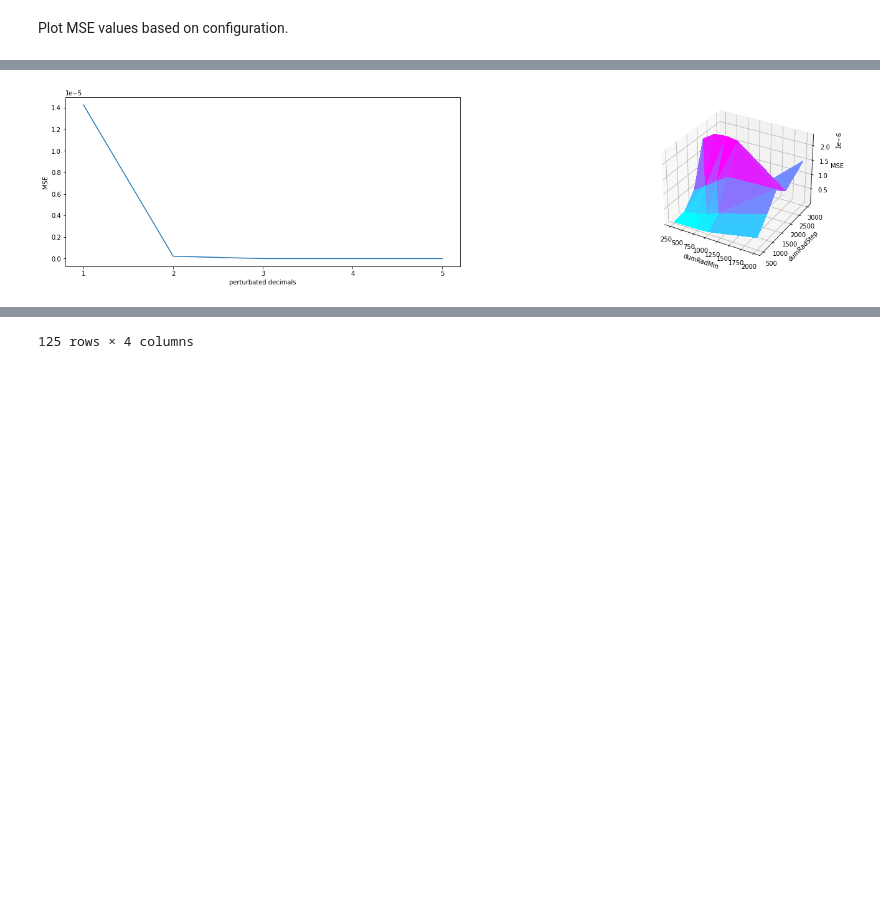
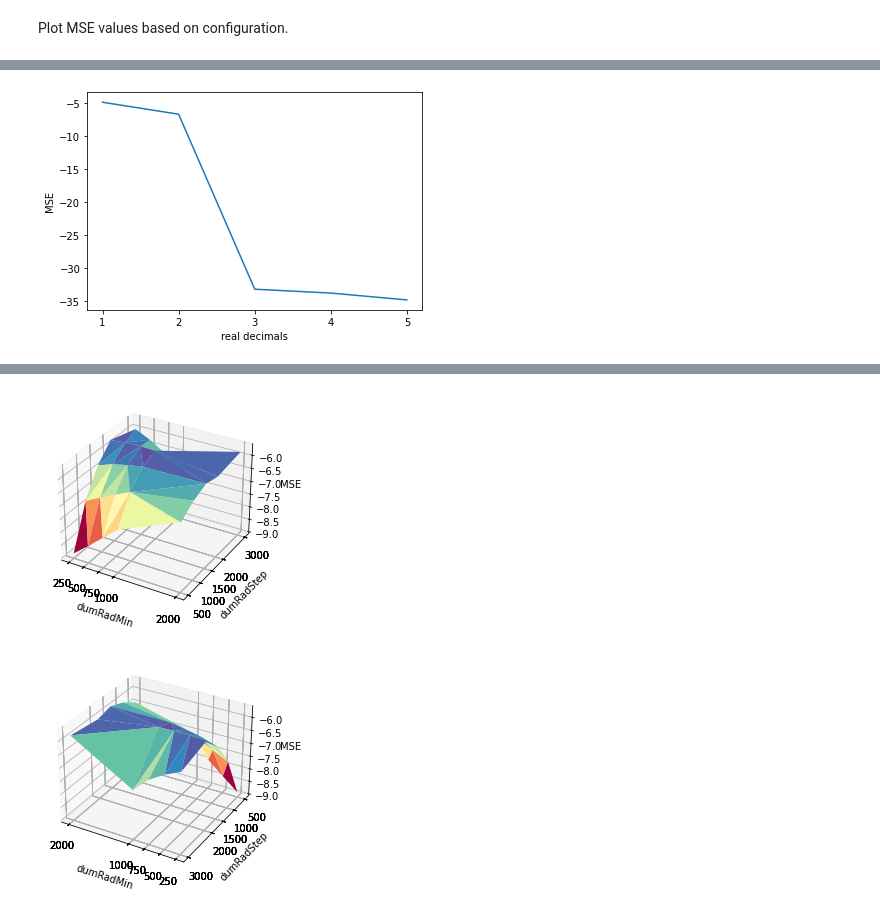
Before and after one commit to burububbu/context-aware-analysis, a Jupyter notebook: privacy qos analysis/qos.ipynb, the cells around one changed output, grey strips where cells are left out. Drawn from its saved outputs; the diff is of its cells as text; code cells hidden in the pictures; blank space fills up the shorter version.

```diff
--- a/privacy qos analysis/qos.ipynb
+++ b/privacy qos analysis/qos.ipynb
@@ -121,36 +121,65 @@ df.sort_values(['dummyLocation', 'gpsPerturbated', 'dumRadMin', 'dumRadStep', 'p
 Plot MSE values based on configuration.
 # %%
 %matplotlib inline
-plt.rcParams['figure.figsize'] = [25, 5]
-
-fig = plt.figure()
-
-# First subplot
-ax = fig.add_subplot(1, 2, 1)
 
 pertOnly = df[(df['gpsPerturbated'] == True) & (df['dummyLocation'] == False)][['pertDec', 'mse']].sort_values('pertDec')
 dummyOnly = df[(df['gpsPerturbated'] == False) & (df['dummyLocation'] == True)][['dumRadMin', 'dumRadStep', 'mse']].sort_values(['dumRadMin', 'dumRadStep'])
 
-ax.plot(pertOnly['pertDec'], pertOnly['mse'])
-ax.set_xlabel('perturbated decimals')
-ax.set_ylabel('MSE')
+plt.plot(pertOnly['pertDec'], np.log10(pertOnly['mse']))
+plt.xticks(pertOnly['pertDec'])
+plt.xlabel('real decimals')
+plt.ylabel('MSE')
+plt.savefig('./qos_gps.png', dpi=300)
 
-# Second subplot
-ax = fig.add_subplot(1, 2, 2, projection='3d')
+def create_tri_plot():
+    fig = plt.figure()
+    tri = fig.add_subplot(111, projection='3d')
+    tri.plot_trisurf(
+        dummyOnly['dumRadStep'],
+        dummyOnly['dumRadMin'],
+        np.log10(dummyOnly['mse']),
+        cmap=plt.cm.Spectral,
+        edgecolor='grey',
+        linewidth=0.001, antialiased=True)
+    tri.set_xticks(dummyOnly['dumRadStep'])
+    tri.set_yticks(dummyOnly['dumRadMin'])
+    tri.set_zticks(np.arange(-9,-5.9,0.5))
+    tri.set_ylabel('dumRadStep')
+    tri.set_xlabel('dumRadMin')
+    tri.set_zlabel('MSE')
+    return tri
 
-ax.plot_trisurf(
-    dummyOnly['dumRadStep'],
-    dummyOnly['dumRadMin'],
-    dummyOnly['mse'],
-    cmap=plt.get_cmap('cool'),
-    edgecolor='grey',
-    linewidth=0, antialiased=False)
-ax.set_ylabel('dumRadStep')
-ax.set_xlabel('dumRadMin')
-ax.set_zlabel('MSE')
-plt.show()
+def create_scatter_plot(tri):
+    fig = plt.figure()
+    sca = fig.add_subplot(111, projection='3d')
+    sca.scatter(
+        dummyOnly['dumRadStep'],
+        dummyOnly['dumRadMin'],
+        np.log10(dummyOnly['mse']),
+        cmap=plt.get_cmap('cool'),)
+    sca.set_xticks(tri.get_xticks())
+    sca.set_yticks(tri.get_yticks())
+    sca.set_zticks(tri.get_zticks())
+    sca.set_ylabel('dumRadStep')
+    sca.set_xlabel('dumRadMin')
+    sca.set_zlabel('MSE')
+    return sca
+
+tri_front = create_tri_plot()
+plt.savefig('./qos_dumm_tri_front.png', dpi=300)
+
+tri_back = create_tri_plot()
+tri_back.view_init(tri_front.elev, tri_front.azim + 180)
+plt.savefig('./qos_dumm_tri_back.png', dpi=300)
+
+sca_front = create_scatter_plot(tri_front)
+plt.savefig('./qos_dumm_sca_front.png', dpi=300)
+
+sca1 = create_scatter_plot(tri_back)
+sca1.view_init(sca_front.elev, sca_front.azim+180)
+plt.savefig('./qos_dumm_sca_back.png', dpi=300)
 
 # pd.set_option("max_row", len(df[(df['gpsPerturbated'] == True) & (df['dummyLocation'] == True)]))
 # pd.reset_option('max_row')
-df[(df['gpsPerturbated'] == True) & (df['dummyLocation'] == True)][['dumRadMin','dumRadStep','pertDec','mse']].sort_values('mse')
+print(df[(df['gpsPerturbated'] == True) & (df['dummyLocation'] == True)][['dumRadMin','dumRadStep','pertDec','mse']].sort_values('mse').to_latex(index=False))
 # %% [output]
@@ -157 +203 @@ df[(df['gpsPerturbated'] == True) & (df['dummyLocation'] == True)][['dumRadMin',
-[figure, old version]
+[figure, new version]
@@ -170 +204,2 @@ df[(df['gpsPerturbated'] == True) & (df['dummyLocation'] == True)][['dumRadMin',
-125 rows × 4 columns
+[figure, added]
+[figure, added]
```
Also changed, not shown: parts of 4 cells of this notebook, 1 other file.
